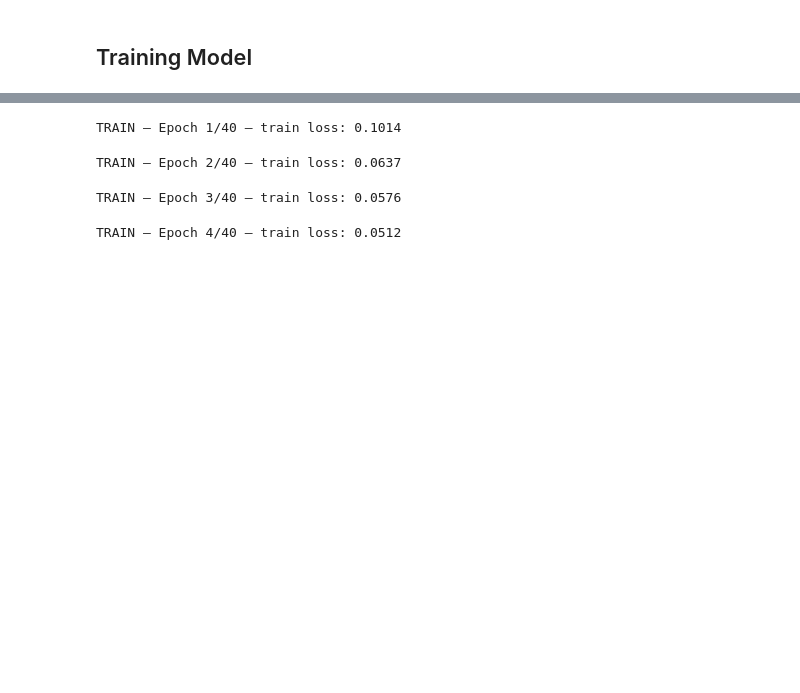
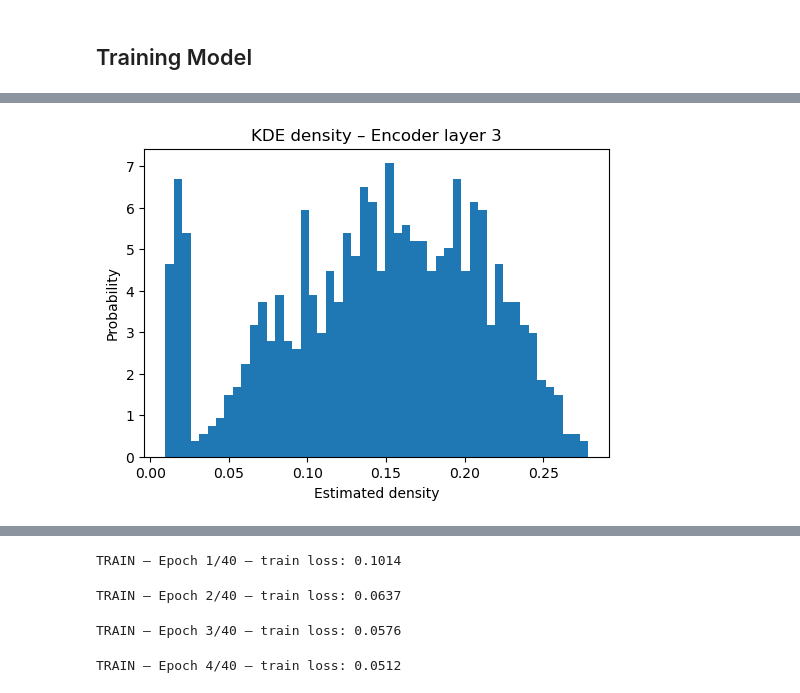
Before and after one commit to FrancescoLR02/InformationTheoryProject, a Jupyter notebook: main.ipynb, the cells around one changed output, grey strips where cells are left out. Saved outputs shown, nothing was run; the diff lists cells and outputs as text; code cells hidden in the pictures; blank space fills up the shorter version.

```diff
--- a/main.ipynb
+++ b/main.ipynb
@@ -702,0 +736,6 @@ def Training(model, num_epochs=10, showImage=False, doTest=False):
+# %%
+train_loss_history = []
+val_loss_history = []
+
+RecorderActivat = ActivationRecorder() # qui dentro si può prendere l'epochs se serve
+mi_history = MIHistory()
@@ -702,0 +773,16 @@ def Training(model, num_epochs=10, showImage=False, doTest=False):
+# %%
+layer_data = RecorderActivat.get("decoder_layer_2")
+
+est = KDEEstimator(sigma=1.0)
+est.entropy(layer_data)
+
+density = est.last_density
+
+plt.figure(figsize=(6, 4))
+plt.hist(density, bins=50, density=True)
+plt.xlabel("Estimated density")
+plt.ylabel("Probability")
+plt.title("KDE density – Encoder layer 3")
+plt.show()
+# %% [output]
+[figure, added]
```
Also changed, not shown: parts of 19 cells of this notebook.
